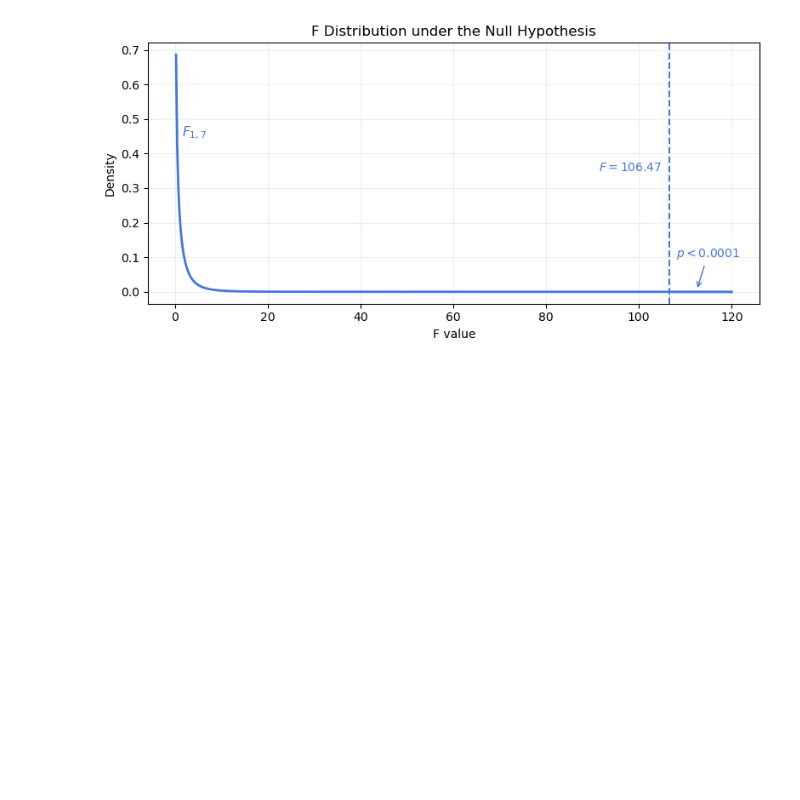
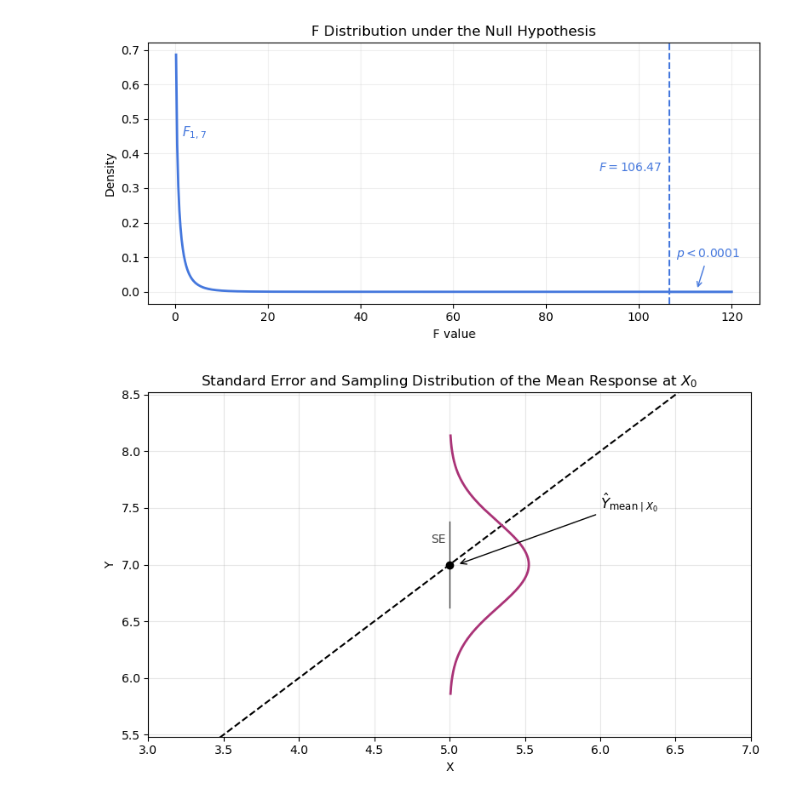
Before and after one commit to kdhenderson/stats-notes-for-ds, a Jupyter notebook: notebooks/foundation-chapter09_figs.ipynb, the cells around one changed output. Drawn from its saved outputs; the diff is of its cells as text; code cells hidden in the pictures; blank space fills up the shorter version.

Commit message:
Added all figures to the foundation chapter 9 notebook.

```diff
--- a/notebooks/foundation-chapter09_figs.ipynb
+++ b/notebooks/foundation-chapter09_figs.ipynb
@@ -186,3 +186,62 @@ plt.tight_layout()
 plt.show()
 # %% [output]
 [figure]
+# %%
+
+import numpy as np
+import matplotlib.pyplot as plt
+from scipy.stats import norm
+
+# Parameters
+X_0 = 5
+beta_0 = 2
+beta_1 = 1
+sigma = 1.2
+n = 10
+X_bar = 5
+S_X2 = 2.5
+
+# Prediction at X_0
+Y_hat = beta_0 + beta_1 * X_0
+
+# SE of the mean prediction
+SE = sigma * np.sqrt(1/n + (X_0 - X_bar)**2 / ((n - 1) * S_X2))
+
+# Generate regression line
+X_vals = np.linspace(1, 9, 100)
+Y_vals = beta_0 + beta_1 * X_vals
+
+# Generate sideways bell-shaped curve
+y_density = np.linspace(Y_hat - 3*SE, Y_hat + 3*SE, 300)
+x_density = norm.pdf(y_density, loc=Y_hat, scale=SE)
+x_curve = X_0 + x_density * 0.5  # scaled for visibility
+
+# Plot setup
+fig, ax = plt.subplots(figsize=(8, 5))
+
+# Regression line
+ax.plot(X_vals, Y_vals, label="Regression Line", color='black', linestyle='--')
+
+# Confidence interval at X_0
+ax.plot([X_0, X_0], [Y_hat - SE, Y_hat + SE], color='#444444', lw=1)
+ax.scatter([X_0], [Y_hat], color='black', zorder=5)
+
+# Sideways bell curve
+ax.plot(x_curve, y_density, color="#AA3377", lw=2)
+
+# Label and annotation
+ax.annotate(r'$\hat{Y}_{\text{mean} \mid X_0}$', xy=(X_0+0.05, Y_hat), xytext=(X_0 + 1, Y_hat + 0.5),
+             arrowprops=dict(arrowstyle='->'), fontsize=12)
+ax.annotate('SE', xy=(X_0 - 0.125, Y_hat + SE/2), fontsize=10, color='#444444')
+
+# Axes and styling
+ax.set_xlabel("X")
+ax.set_ylabel("Y")
+ax.set_xlim(3, 7)
+ax.set_ylim(Y_hat - 4*SE, Y_hat + 4*SE)
+ax.set_title('Standard Error and Sampling Distribution of the Mean Response at $X_0$')
+ax.grid(True, alpha=0.3)
+plt.tight_layout()
+plt.show()
+# %% [output]
+[figure, added]
```
Also changed, not shown: parts of 3 cells of this notebook.
